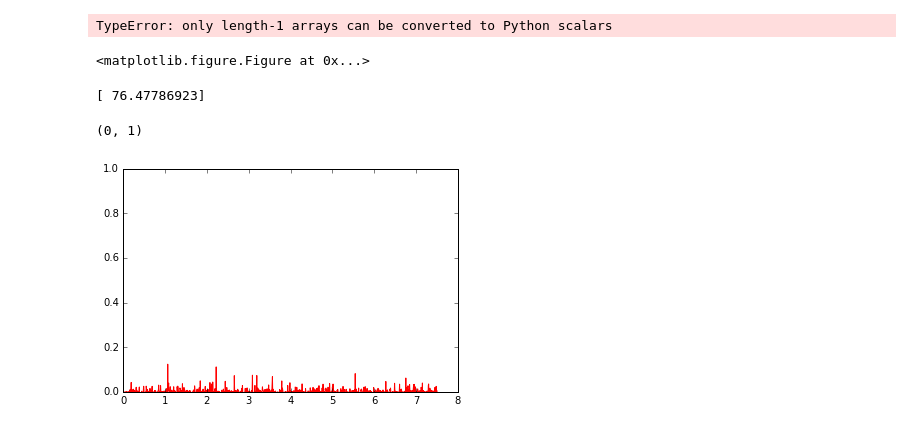
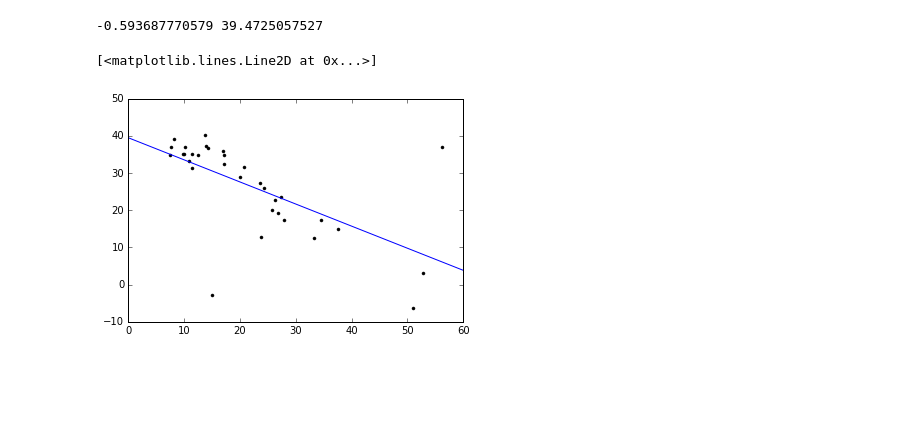
Before and after one commit to jacob-i-skinner/Orbit-Fitting, a Jupyter notebook: Periodogrammer.ipynb, the cells around one changed output. Cells and saved outputs as stored; diff of their text form; code cells hidden in the pictures; blank space fills up the shorter version.

```diff
--- a/Periodogrammer.ipynb
+++ b/Periodogrammer.ipynb
@@ -145,32 +147,12 @@ Periodogram peaks above a power of 0.6: []
 [figure]
-# %%
-compensated_RVp = np.asarray(RVp)/0.821409044763
-plt.figure(figsize=(8,4))
-#plt.plot(phases(maxima(0.6), 0, JDp), compensated_RVp, 'k.')
-plt.plot(phases(maxima(0.6), 0, JDs), RVs, 'r.')
-b = np.polyfit(phases(maxima(0.6), 0, JD), (compensated_RVp+np.asarray(RVs))/2, 0)
-plt.plot(phases(maxima(0.6), 0, JDp), (-(compensated_RVp-b))+b, 'k.')
-plt.plot(phases(maxima(0.6), 0, JD), np.ones(len(phases(maxima(0.6), 0, JD)))*b)
-adjusted_RVp = (-(compensated_RVp-b))+b
-RV_average = (adjusted_RVp+np.asarray(RVs))/2
-plt.plot(phases(maxima(0.6), 0, JDs), RV_average, 'b.')
-plt.title('RV-phase diagram for period of 2.632 days')
-plt.xlabel('Orbital Phase')
-plt.ylabel('Radial Velocity')
-#plt.savefig(filename + ' RV-phase diagram.pdf')
-print(b)
-# %% [output]
-TypeError: only length-1 arrays can be converted to Python scalars
-<matplotlib.figure.Figure at 0x...>
-# %%
-b = np.polyfit(RVs, RVp, 0)
-print(b)
-# %% [output]
-[ 76.47786923]
-# %%
-#plt.plot(x, (y*y2), 'k')
-plt.plot(x, (y*y2)-(y3*y4), 'r')
-plt.ylim(0,1)
-# %% [output]
-(0, 1)
-[figure, removed]
+# %%
+#below is a visualization of the mass ratio calculation
+print(m, b)
+RVp = [datum[1] for datum in system if not np.isnan(datum[1]+datum[2])]
+RVs = [datum[2] for datum in system if not np.isnan(datum[1]+datum[2])]
+plt.plot(RVs, RVp, 'k.')
+plt.plot(np.linspace(0, 60, 4), m*np.linspace(0, 60, 4)+b)
+# %% [output]
+-0.593687770579 39.4725057527
+[<matplotlib.lines.Line2D at 0x...>]
+[figure, added]
```
Also changed, not shown: parts of 1 cell of this notebook, 4 other files.
